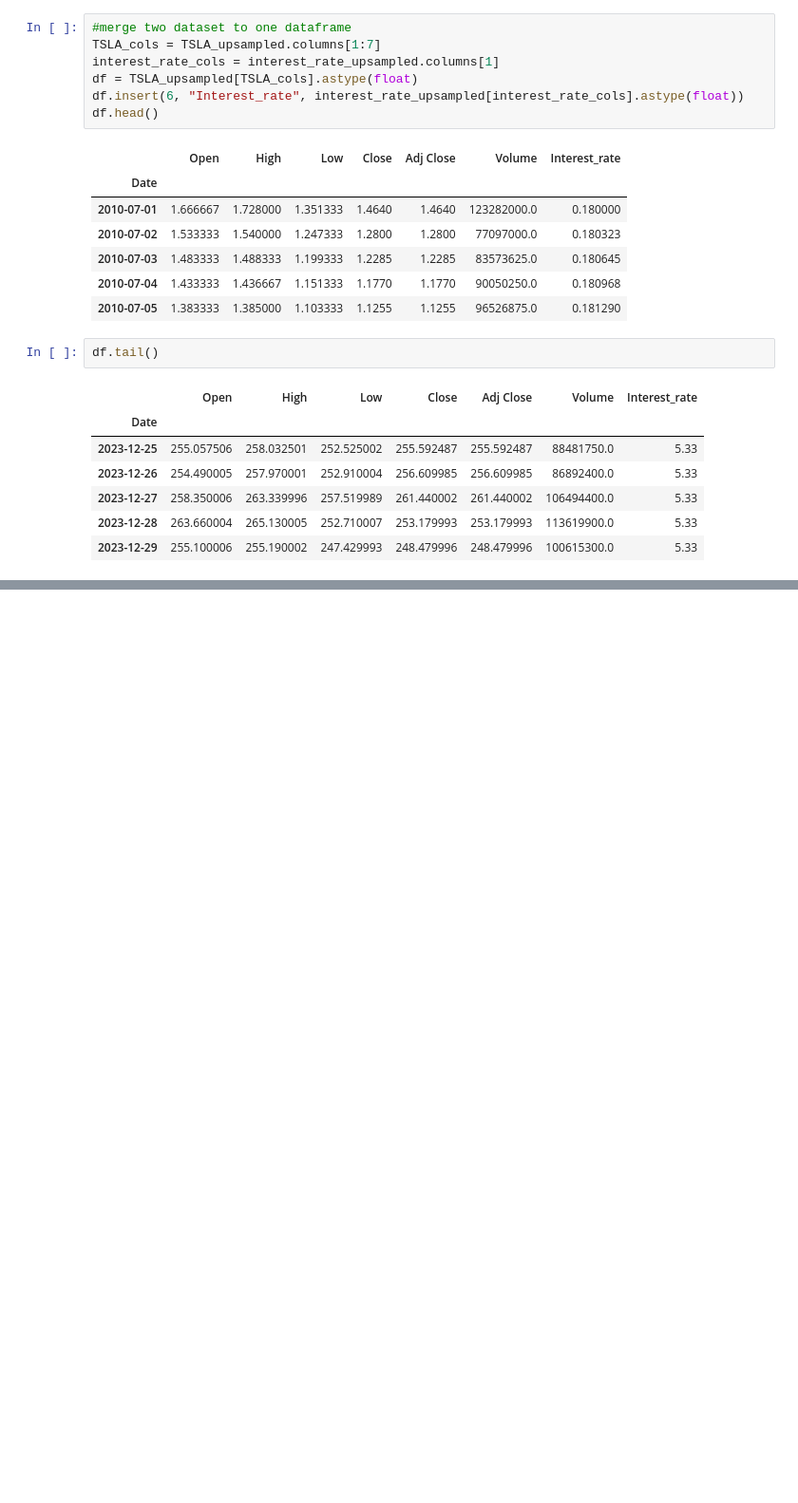
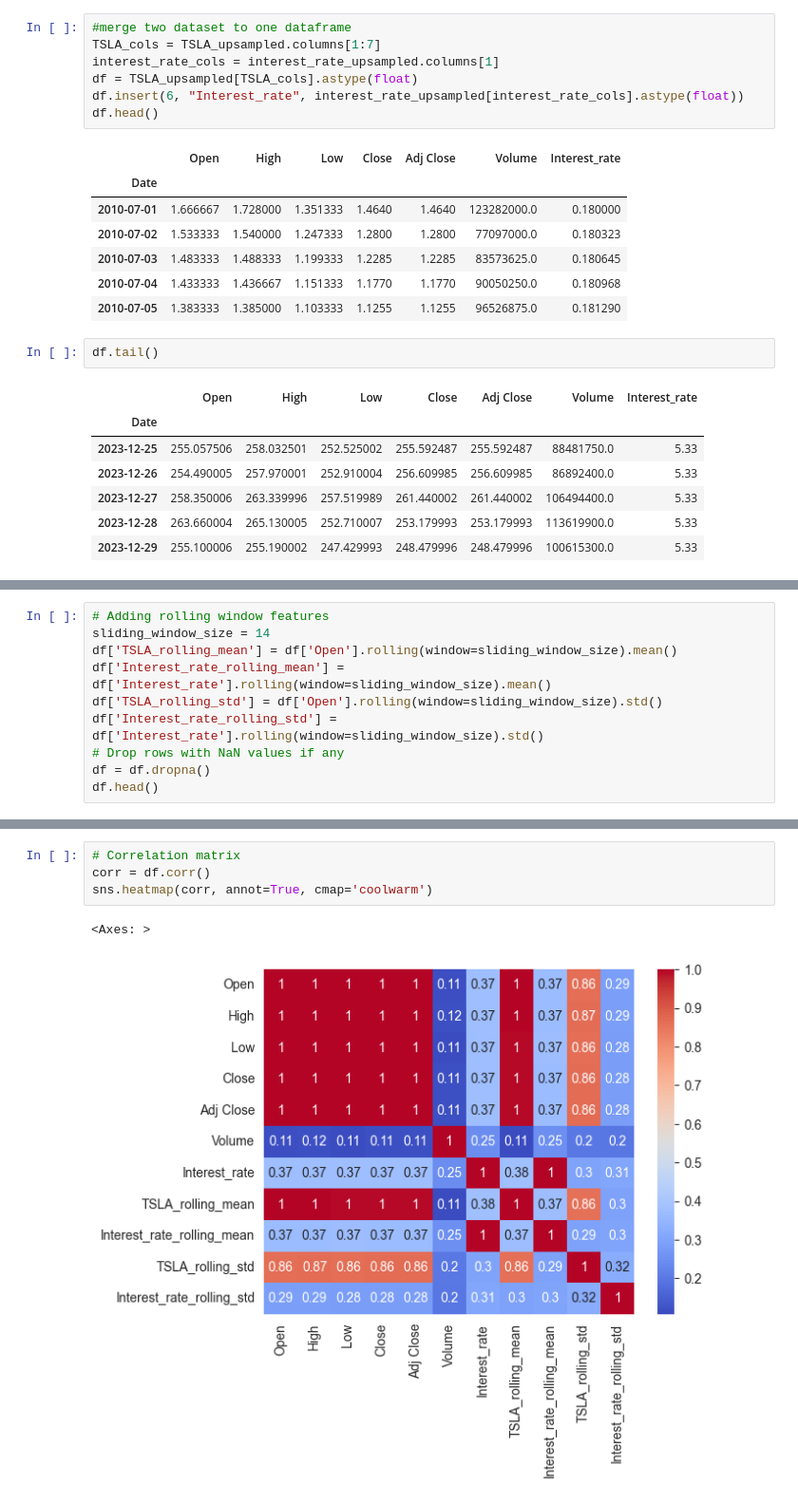
Before and after one commit to HenryYang03/Multivariate-Time-Series, a Jupyter notebook: Multivariate_time_series_analysis.ipynb, the cells around one changed output, grey strips where cells are left out. Shown at 95% size. Cells and saved outputs as stored; diff of their text form; blank space fills up the shorter version.

```diff
--- a/Multivariate_time_series_analysis.ipynb
+++ b/Multivariate_time_series_analysis.ipynb
@@ -122,0 +127,10 @@ df.tail()
+# %%
+# Adding rolling window features
+sliding_window_size = 14
+df['TSLA_rolling_mean'] = df['Open'].rolling(window=sliding_window_size).mean()
+df['Interest_rate_rolling_mean'] = df['Interest_rate'].rolling(window=sliding_window_size).mean()
+df['TSLA_rolling_std'] = df['Open'].rolling(window=sliding_window_size).std()
+df['Interest_rate_rolling_std'] = df['Interest_rate'].rolling(window=sliding_window_size).std()
+# Drop rows with NaN values if any
+df = df.dropna()
+df.head()
@@ -123 +145,8 @@ df.tail()
+# %%
+# Correlation matrix
+corr = df.corr()
+sns.heatmap(corr, annot=True, cmap='coolwarm')
+# %% [output]
+<Axes: >
+[figure, added]
 # %% [markdown]
```
Also changed, not shown: parts of 20 cells of this notebook.
